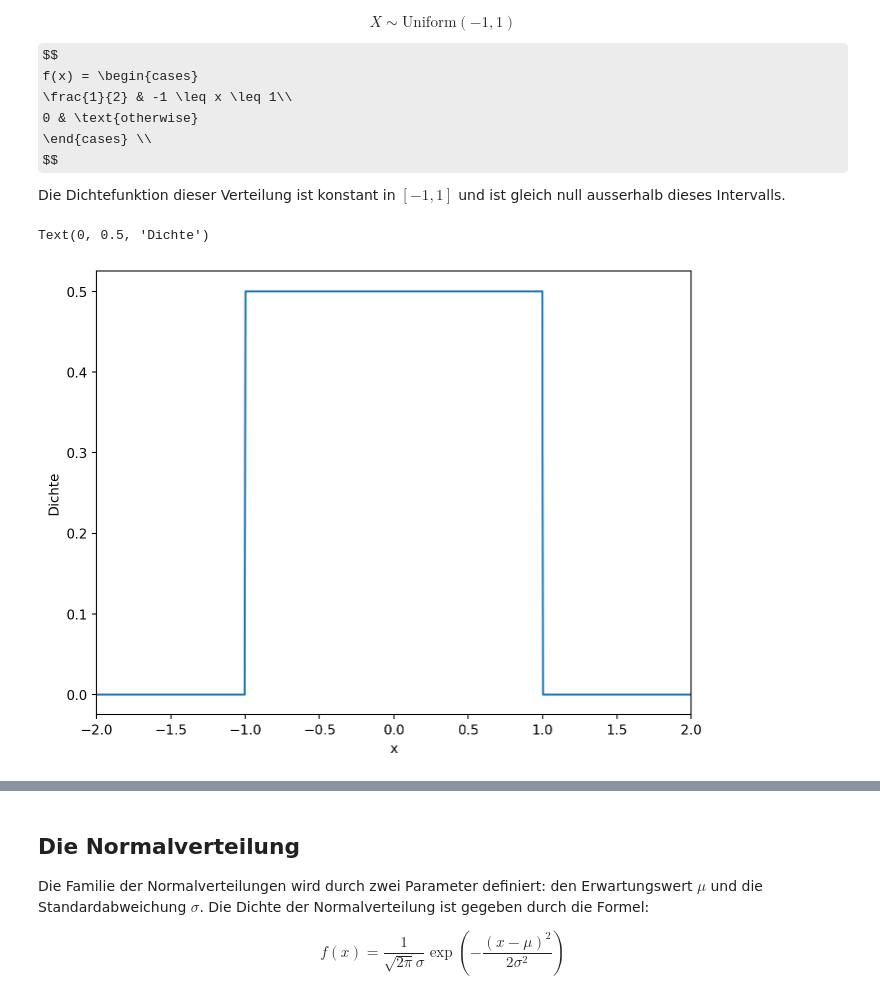
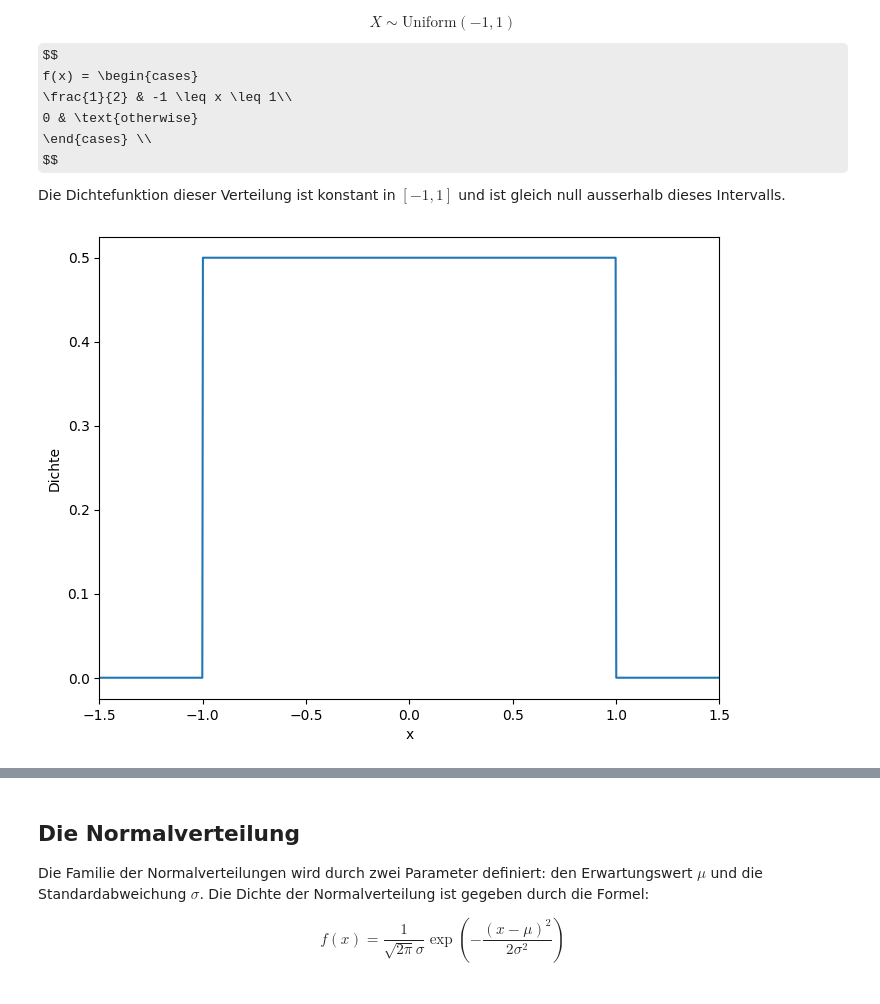
Before and after one commit to febse/econ2026-de, a Jupyter notebook: 04b-Stetige-Verteilungen.ipynb, the cells around one changed output, grey strips where cells are left out. Cells and saved outputs as stored; diff of their text form; code cells hidden in the pictures; some formulas as TeX source.

```diff
--- a/04b-Stetige-Verteilungen.ipynb
+++ b/04b-Stetige-Verteilungen.ipynb
@@ -16,25 +16,28 @@ Die Dichtefunktion dieser Verteilung ist konstant in $[-1, 1]$ und ist gleich nu
 # %%
 import matplotlib.pyplot as plt
 import numpy as np
 import pandas as pd
 import seaborn as sns
 from scipy import stats
 
+a = -1
+b = 1
+
 # Define the range of x
-x = np.linspace(-2, 2, 1000)
+x = np.linspace(a-0.5, b+0.5, 1000)
 
 # Calculate the density of the uniform distribution
-y = stats.uniform.pdf(x, loc=-1, scale=2)
+y = stats.uniform.pdf(x, loc=a, scale=b - a)
 
 # Create the plot
 plt.figure(figsize=(8, 6))
 plt.plot(x, y)
-plt.xlim([-2, 2])
+plt.xlim([a - 0.5, b + 0.5])
 plt.xlabel('x')
 plt.ylabel('Dichte')
+plt.show()
 # %% [output]
-Text(0, 0.5, 'Dichte')
-[figure, old version]
+[figure, new version]
 # %%
 # Dieses zieht 10 Zufallszahlen aus einer Gleichverteilung auf dem Intervall [-1, 1]
 
```
Also changed, not shown: parts of 4 cells of this notebook, 2 other files.
